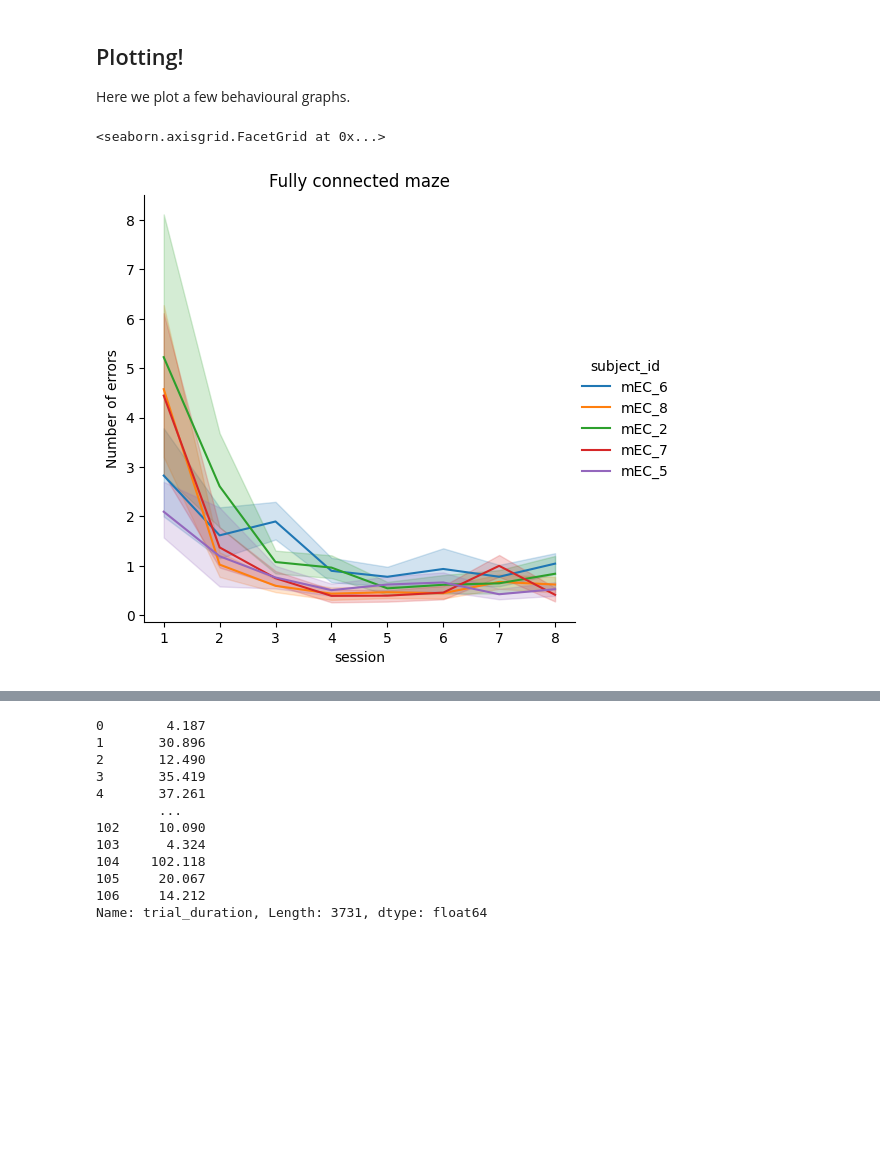
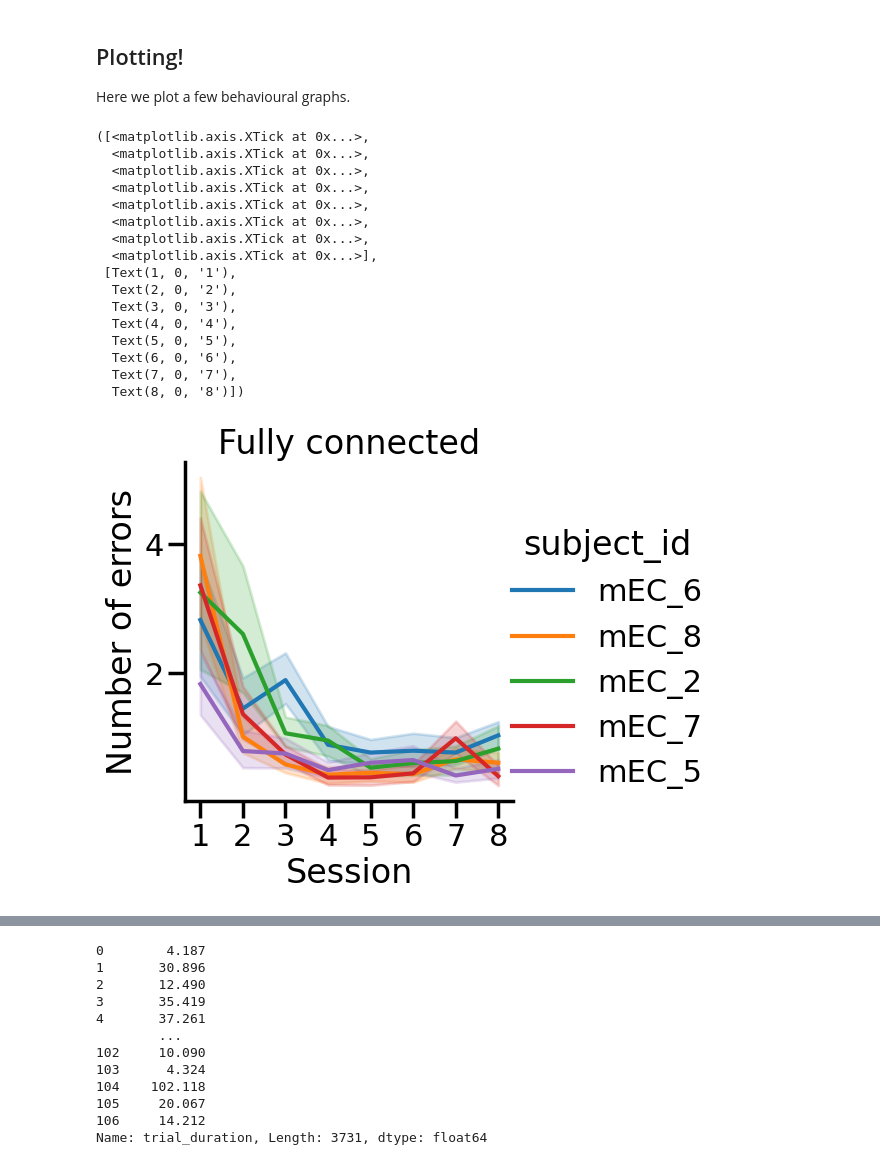
Before and after one commit to charlesdgburns/GridModels, a Jupyter notebook: Pre-processing_pycontrol.ipynb, the cells around one changed output, grey strips where cells are left out. Drawn from its saved outputs; the diff is of its cells as text; code cells hidden in the pictures; blank space fills up the shorter version.

```diff
--- a/Pre-processing_pycontrol.ipynb
+++ b/Pre-processing_pycontrol.ipynb
@@ -17,6 +17,9 @@ start_date = '2024-02-20'
 end_date = '2024-02-27'
 # %%
 # Brief code to create a list of filenames we're interested in #
+
+filenames = os.listdir('./data/raw/pycontrol')
+
 file_list = []
 date_strings = pd.date_range(start=start_date, end=end_date).astype('str')
 
@@ -171,3 +157,21 @@ big_trials_DF[big_trials_DF.subject_id=='mEC_5'].query('session == 3')
+# %%
+#big_trials_DF.trial_duration = big_trials_DF.trial_duration/1000
+
+#Remove outliers
+#(specifically mEC5 has 35 errors in a single trial. Missing edges on tower so mouse was aversive.)
+
+columns_to_check = ['n_errors', 'trial_duration']
+
+# Define threshold for z-score (e.g., 3)
+threshold = 10
+
+# Calculate z-scores
+z_scores = np.abs((big_trials_DF[columns_to_check] - big_trials_DF[columns_to_check].mean()) / big_trials_DF[columns_to_check].std())
+
+# Filter out rows with z-scores beyond the threshold
+filtered_df = big_trials_DF[(z_scores < threshold).all(axis=1)]
+
+big_trials_DF = filtered_df
 # %% [markdown]
 ## Plotting! ##
 Here we plot a few behavioural graphs.
@@ -174,24 +180,47 @@ Here we plot a few behavioural graphs.
 # %%
-sns.relplot(data=big_trials_DF,
+sns.set_context("poster")
+
+sns.relplot(data=filtered_df,
             x='session',
             y='n_errors',
             hue ='subject_id',
-            kind='line').set(title='Fully connected maze', ylabel='Number of errors')
+            kind='line').set(title='Fully connected',
+                             ylabel='Number of errors',
+                             xlabel='Session')
+plt.xticks([1,2,3,4,5,6,7,8])
 
-sns.relplot(data=big_trials_DF,
+
+sns.relplot(data=filtered_df,
             x='session',
             y='trial_duration',
             hue ='subject_id',
-            kind='line').set(title='Fully connected maze',
-                             ylabel='Time between trials (s)')
-
+            kind='line').set(title='Fully connected',
+                             ylabel='Trial duration (s)',
+                             xlabel='Session')
+plt.xticks([1,2,3,4,5,6,7,8])
 
 sns.relplot(data=big_trials_DF,
             x='session',
             y='total_trials',
             hue='subject_id',
-            kind='line').set(title='Fully connected maze',
+            kind='line').set(title='Maze 1',
                              ylabel='Total number of trials')
+plt.xticks([1,2,3,4,5,6,7,8])
 # %% [output]
-<seaborn.axisgrid.FacetGrid at 0x...>
+([<matplotlib.axis.XTick at 0x...>,
+  <matplotlib.axis.XTick at 0x...>,
+  <matplotlib.axis.XTick at 0x...>,
+  <matplotlib.axis.XTick at 0x...>,
+  <matplotlib.axis.XTick at 0x...>,
+  <matplotlib.axis.XTick at 0x...>,
+  <matplotlib.axis.XTick at 0x...>,
+  <matplotlib.axis.XTick at 0x...>],
+ [Text(1, 0, '1'),
+  Text(2, 0, '2'),
+  Text(3, 0, '3'),
+  Text(4, 0, '4'),
+  Text(5, 0, '5'),
+  Text(6, 0, '6'),
+  Text(7, 0, '7'),
+  Text(8, 0, '8')])
-[figure, old version]
+[figure, new version]
```
Also changed, not shown: parts of 6 cells of this notebook, 24 other files.
